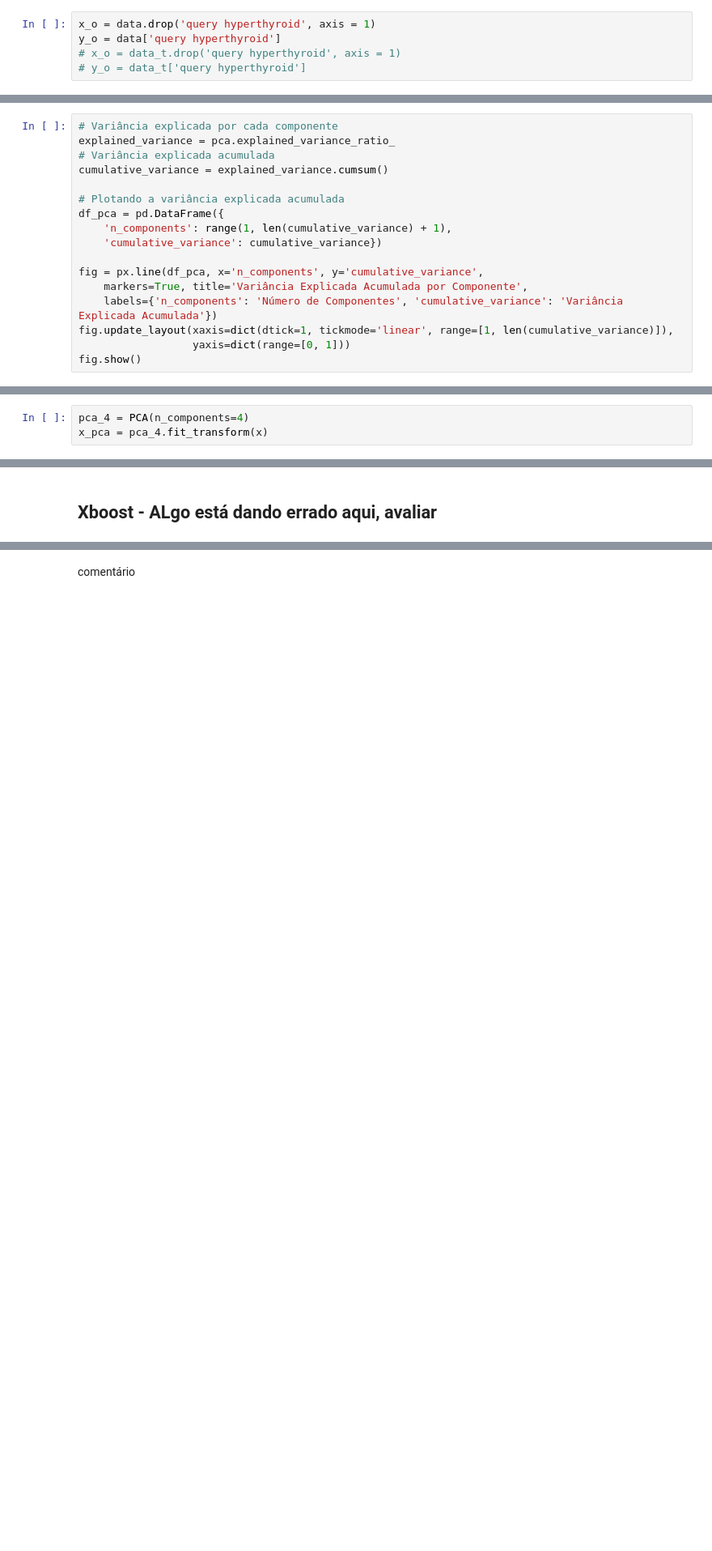
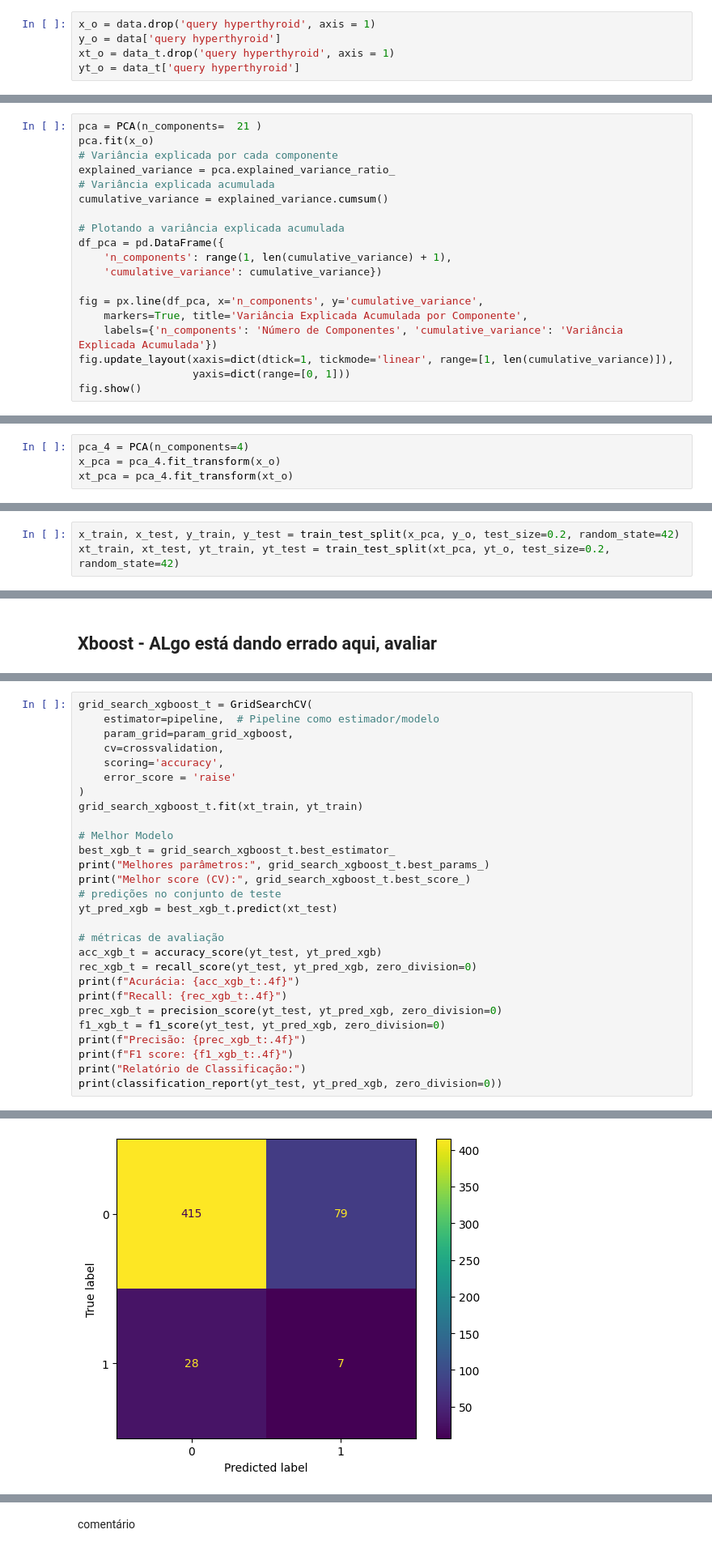
Before and after one commit to marinappdf/projetos-EBAC, a Jupyter notebook: Projeto Final/pred-hipertiroidismo.ipynb, the cells around one changed output, grey strips where cells are left out. Shown at 81% size. Saved outputs shown, nothing was run; the diff lists cells and outputs as text; blank space fills up the shorter version.

```diff
--- a/Projeto Final/pred-hipertiroidismo.ipynb
+++ b/Projeto Final/pred-hipertiroidismo.ipynb
@@ -625,5 +633,5 @@ Terimanada as análises e tratamento, pode-se iniciar a preparação dos dados p
 # %%
 x_o = data.drop('query hyperthyroid', axis = 1)
 y_o = data['query hyperthyroid']
-# x_o = data_t.drop('query hyperthyroid', axis = 1)
-# y_o = data_t['query hyperthyroid']
+xt_o = data_t.drop('query hyperthyroid', axis = 1)
+yt_o = data_t['query hyperthyroid']
@@ -646,4 +648,6 @@ pca.fit(x)
 # %%
+pca = PCA(n_components=  21 )
+pca.fit(x_o)
 # Variância explicada por cada componente
 explained_variance = pca.explained_variance_ratio_
 # Variância explicada acumulada
@@ -686,3 +714,4 @@ componentes.iloc[[2]].T.sort_values(by=2,ascending=False).T
 # %%
 pca_4 = PCA(n_components=4)
-x_pca = pca_4.fit_transform(x)
+x_pca = pca_4.fit_transform(x_o)
+xt_pca = pca_4.fit_transform(xt_o)
@@ -699,3 +720,6 @@ crossvalidation = KFold(n_splits=folds, shuffle=True, random_state=5)
+# %%
+x_train, x_test, y_train, y_test = train_test_split(x_pca, y_o, test_size=0.2, random_state=42)
+xt_train, xt_test, yt_train, yt_test = train_test_split(xt_pca, yt_o, test_size=0.2, random_state=42)
 # %% [markdown]
 ## Seleção dos modelos
 
@@ -768,0 +816,29 @@ ConfusionMatrixDisplay.from_predictions(y_test, y_pred_xgb)
+# %%
+grid_search_xgboost_t = GridSearchCV(
+    estimator=pipeline,  # Pipeline como estimador/modelo
+    param_grid=param_grid_xgboost,
+    cv=crossvalidation,
+    scoring='accuracy',
+    error_score = 'raise'
+)
+grid_search_xgboost_t.fit(xt_train, yt_train)
+
+# Melhor Modelo
+best_xgb_t = grid_search_xgboost_t.best_estimator_
+print("Melhores parâmetros:", grid_search_xgboost_t.best_params_)
+print("Melhor score (CV):", grid_search_xgboost_t.best_score_)
+# predições no conjunto de teste
+yt_pred_xgb = best_xgb_t.predict(xt_test)
+
+# métricas de avaliação
+acc_xgb_t = accuracy_score(yt_test, yt_pred_xgb)
+rec_xgb_t = recall_score(yt_test, yt_pred_xgb, zero_division=0)
+print(f"Acurácia: {acc_xgb_t:.4f}")
+print(f"Recall: {rec_xgb_t:.4f}")
+prec_xgb_t = precision_score(yt_test, yt_pred_xgb, zero_division=0)
+f1_xgb_t = f1_score(yt_test, yt_pred_xgb, zero_division=0)
+print(f"Precisão: {prec_xgb_t:.4f}")
+print(f"F1 score: {f1_xgb_t:.4f}")
+print("Relatório de Classificação:")
+print(classification_report(yt_test, yt_pred_xgb, zero_division=0))
+# %% [output]
@@ -768,0 +861 @@ ConfusionMatrixDisplay.from_predictions(y_test, y_pred_xgb)
+[figure, added]
```
Also changed, not shown: parts of 47 cells of this notebook.
